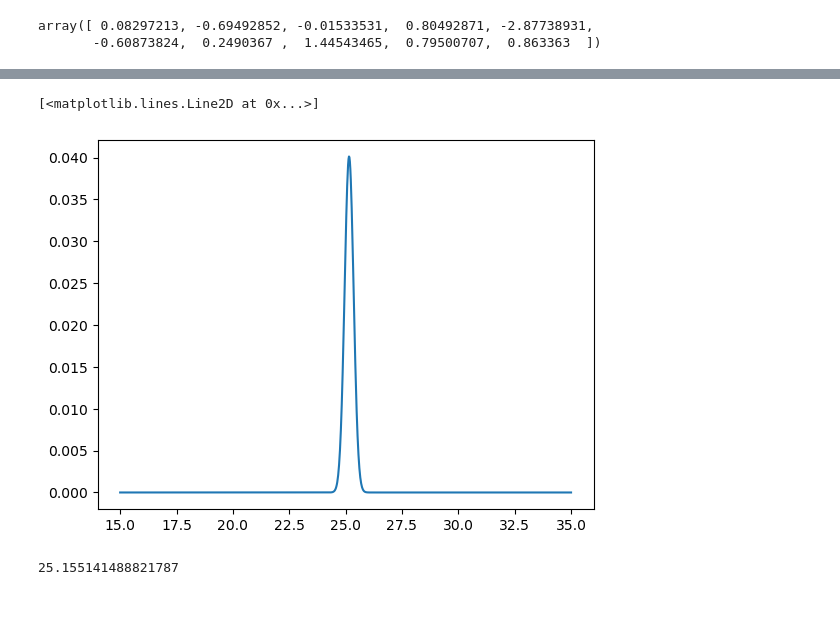
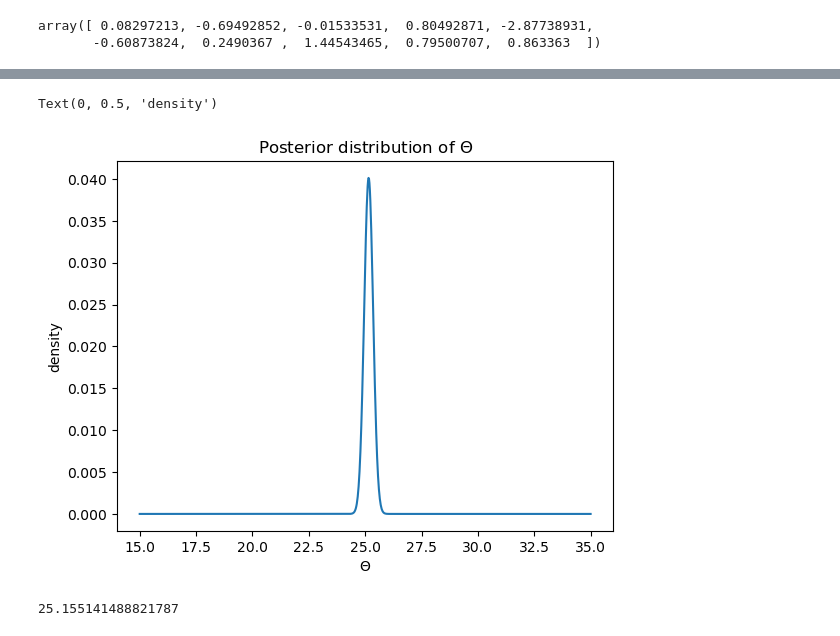
Before and after one commit to SHlee-TDA/Statistics, a Jupyter notebook: Bayseian/bayes_statistics.ipynb, the cells around one changed output, grey strips where cells are left out. Saved outputs shown, nothing was run; the diff lists cells and outputs as text; code cells hidden in the pictures; blank space fills up the shorter version.

```diff
--- a/Bayseian/bayes_statistics.ipynb
+++ b/Bayseian/bayes_statistics.ipynb
@@ -323,11 +330,14 @@ for idx, density in enumerate(prior.pdf(x = x)):
     numerators[idx] = numerator
     denumerator = np.sum(numerators)
     posterior = numerators/denumerator
-# %%
-plt.plot(x, posterior)
-# %% [output]
-[<matplotlib.lines.Line2D at 0x...>]
-[figure, removed]
+# %%
+plt.plot(x, posterior)
+plt.title('Posterior distribution of $\Theta$')
+plt.xlabel('$\Theta$')
+plt.ylabel('density')
+# %% [output]
+Text(0, 0.5, 'density')
+[figure, added]
 # %%
 mu
 # %% [output]
```
Also changed, not shown: parts of 2 cells of this notebook.
